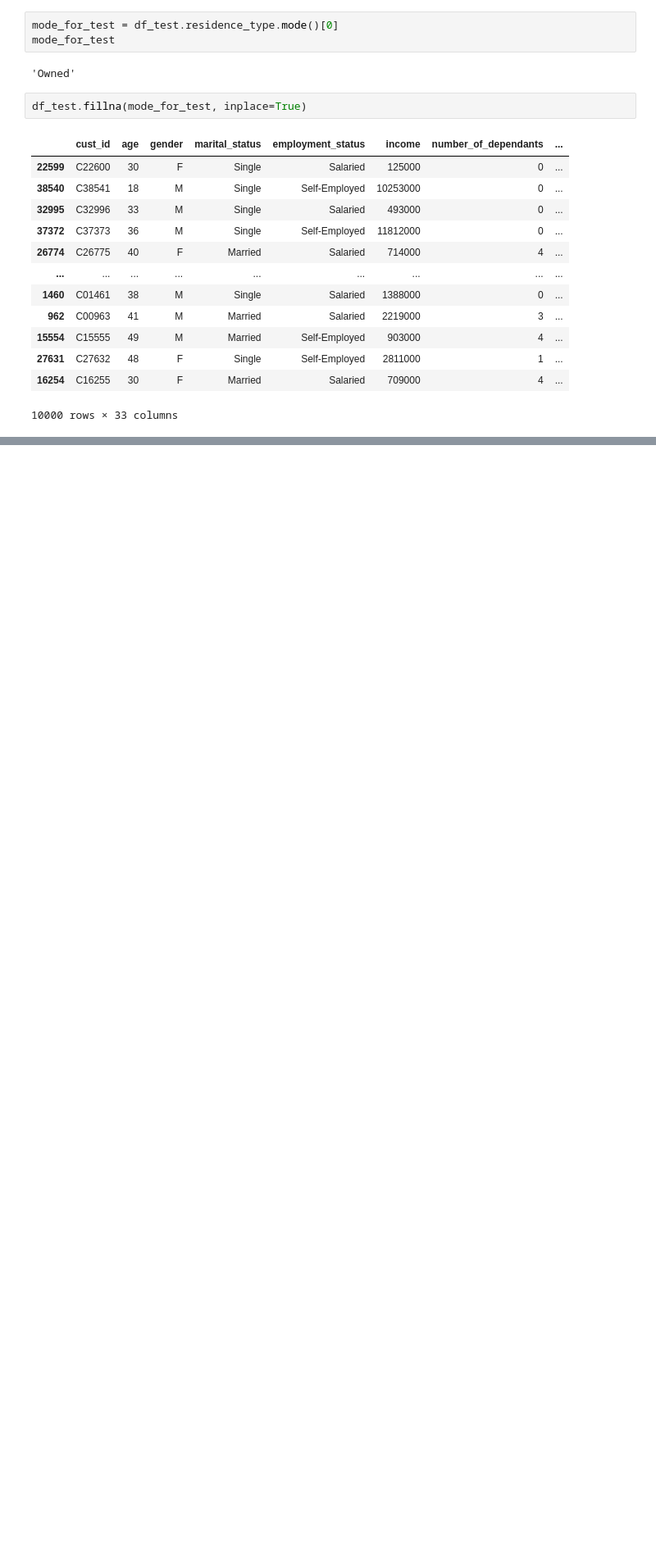
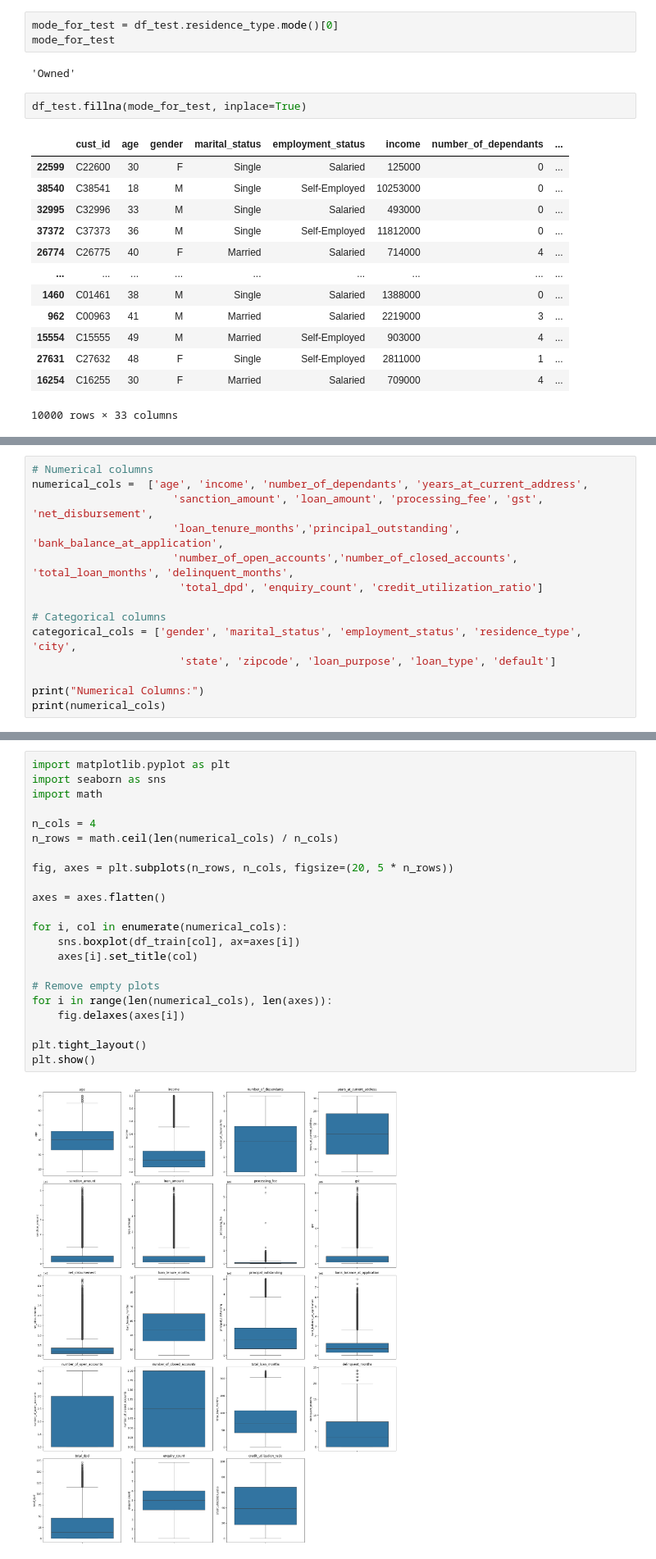
Before and after one commit to ittihadur/ML-Classification-Project, a Jupyter notebook: credit_risk_model.ipynb, the cells around one changed output, grey strips where cells are left out. Shown at 82% size. Drawn from its saved outputs; the diff is of its cells as text; blank space fills up the shorter version.

```diff
--- a/credit_risk_model.ipynb
+++ b/credit_risk_model.ipynb
@@ -148,0 +166,14 @@ df_test.fillna(mode_for_test, inplace=True)
+# %%
+# Numerical columns
+numerical_cols =  ['age', 'income', 'number_of_dependants', 'years_at_current_address',
+                      'sanction_amount', 'loan_amount', 'processing_fee', 'gst', 'net_disbursement',
+                      'loan_tenure_months','principal_outstanding', 'bank_balance_at_application',
+                      'number_of_open_accounts','number_of_closed_accounts', 'total_loan_months', 'delinquent_months',
+                       'total_dpd', 'enquiry_count', 'credit_utilization_ratio']
+
+# Categorical columns
+categorical_cols = ['gender', 'marital_status', 'employment_status', 'residence_type', 'city',
+                       'state', 'zipcode', 'loan_purpose', 'loan_type', 'default']
+
+print("Numerical Columns:")
+print(numerical_cols)
@@ -148,0 +183,24 @@ df_test.fillna(mode_for_test, inplace=True)
+# %%
+import matplotlib.pyplot as plt
+import seaborn as sns
+import math
+
+n_cols = 4
+n_rows = math.ceil(len(numerical_cols) / n_cols)
+
+fig, axes = plt.subplots(n_rows, n_cols, figsize=(20, 5 * n_rows))
+
+axes = axes.flatten()
+
+for i, col in enumerate(numerical_cols):
+    sns.boxplot(df_train[col], ax=axes[i])
+    axes[i].set_title(col)
+
+# Remove empty plots
+for i in range(len(numerical_cols), len(axes)):
+    fig.delaxes(axes[i])
+
+plt.tight_layout()
+plt.show()
+# %% [output]
+[figure, added]
```
Also changed, not shown: parts of 11 cells of this notebook.
